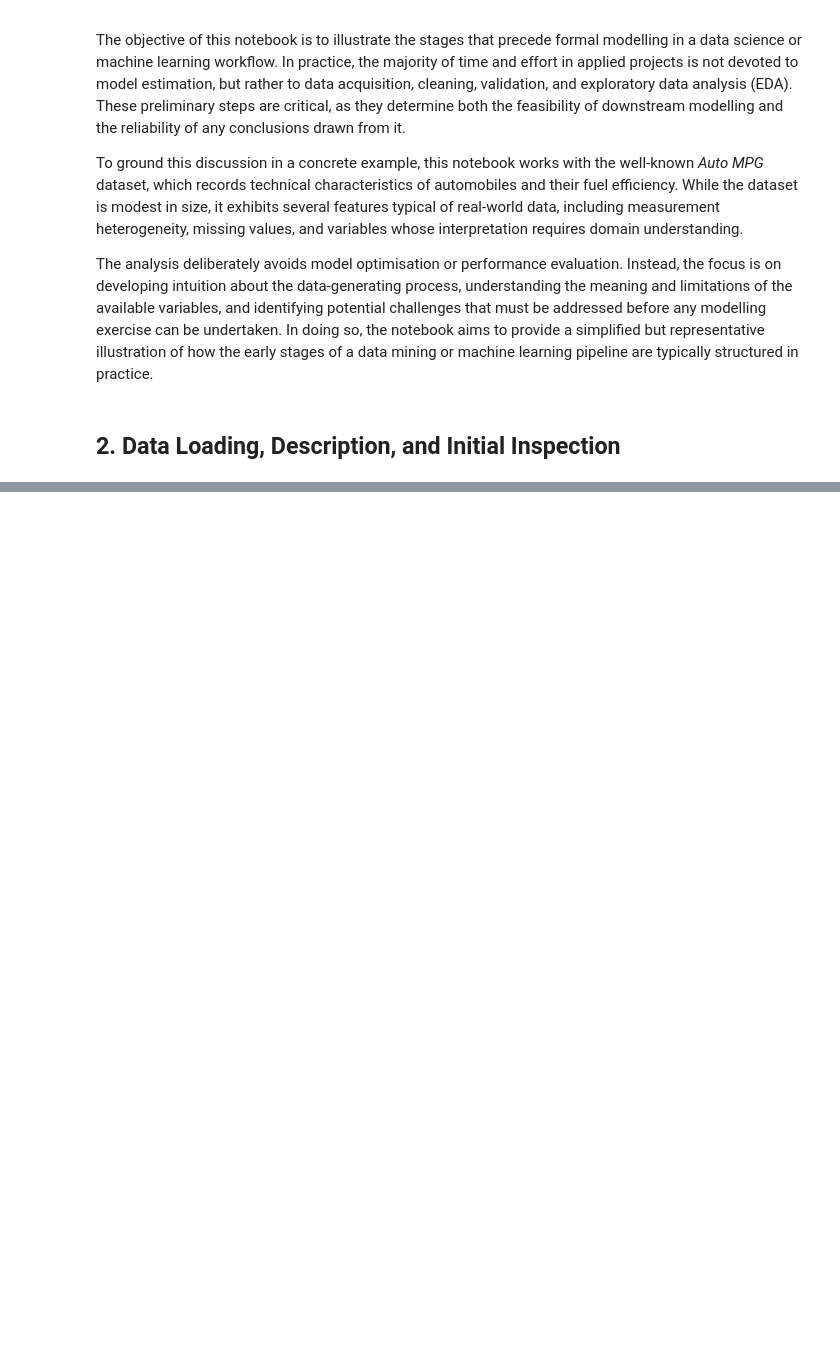
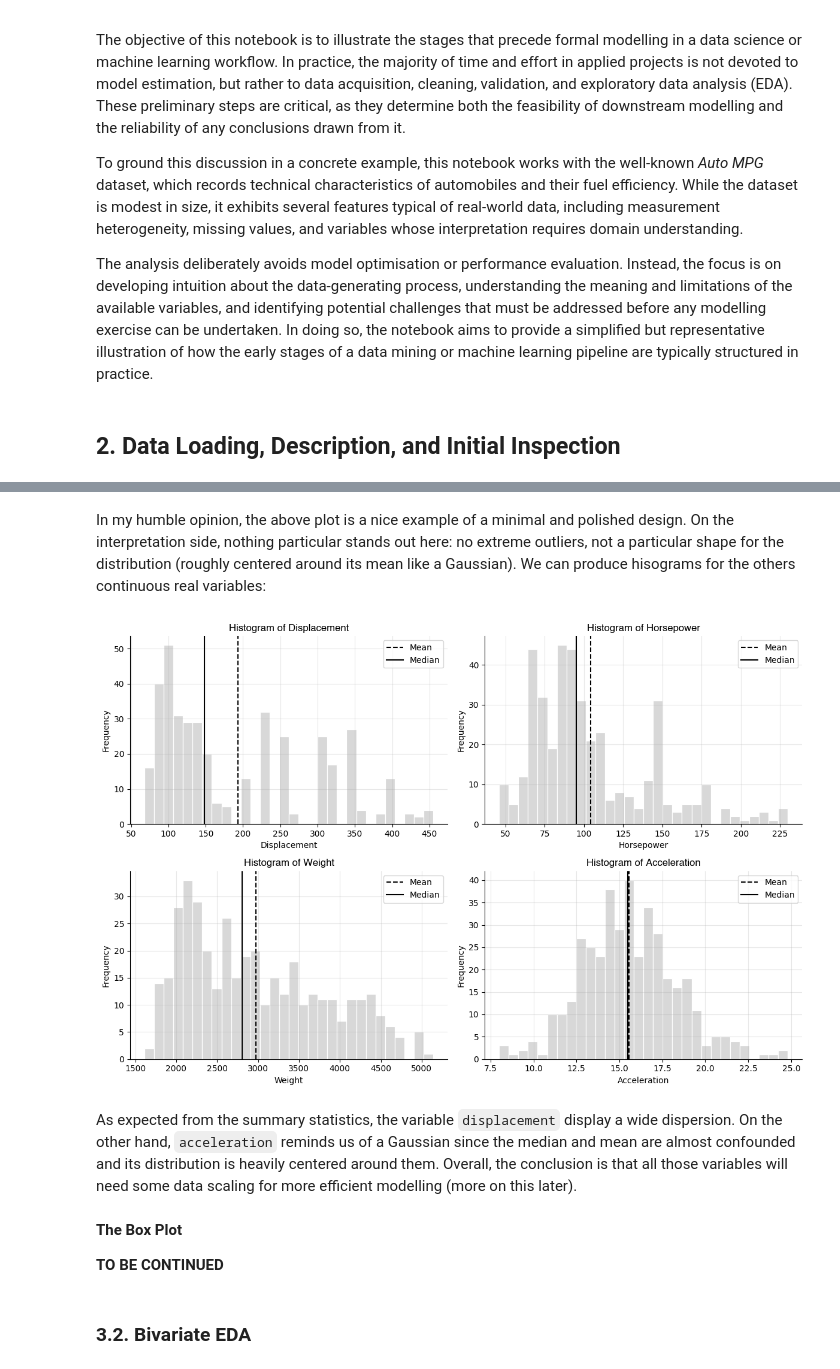
Before and after one commit to YVYX04/Introduction-to-Statistical-Learning, a Jupyter notebook: 01_data_science_fundamentals/02_mini_ml_project.ipynb, the cells around one changed output, grey strips where cells are left out. Cells and saved outputs as stored; diff of their text form; code cells hidden in the pictures; blank space fills up the shorter version.

```diff
--- a/01_data_science_fundamentals/02_mini_ml_project.ipynb
+++ b/01_data_science_fundamentals/02_mini_ml_project.ipynb
@@ -34,0 +306,35 @@ The analysis deliberately avoids model optimisation or performance evaluation. I
+# %% [markdown]
+In my humble opinion, the above plot is a nice example of a minimal and polished design. On the interpretation side, nothing particular stands out here: no extreme outliers, not a particular shape for the distribution (roughly centered around its mean like a Gaussian). We can produce hisograms for the others continuous real variables:
+# %%
+# selected variables
+selected_vars = ['displacement', 'horsepower', 'weight', 'acceleration']
+
+# histograms for selected variables
+fig, axes = plt.subplots(2, 2, figsize=(12, 8))
+axes = axes.flatten()
+
+# I use a loop to avoid code repetition
+for i, var in enumerate(selected_vars):
+    sns.histplot(data[var], bins=30, kde=False, color='grey', edgecolor='white', alpha=0.3, ax=axes[i])
+    axes[i].axvline(data[var].mean(), color='black', linestyle='--', linewidth=1.5, label='Mean')
+    axes[i].axvline(data[var].median(), color='black', linestyle='-', linewidth=1.5, label='Median')
+    axes[i].set_title(f'Histogram of {var.capitalize()}', family="Helvetica", fontsize=12)
+    axes[i].set_xlabel(var.capitalize(), fontsize=10)
+    axes[i].set_ylabel('Frequency', fontsize=10)
+    axes[i].legend()
+    axes[i].grid(alpha=0.3)
+    axes[i].spines['top'].set_visible(False)
+    axes[i].spines['right'].set_visible(False)
+
+plt.tight_layout()
+plt.show()
+# %% [output]
+[figure, added]
+# %% [markdown]
+As expected from the summary statistics, the variable `displacement` display a wide dispersion. On the other hand, `acceleration` reminds us of a Gaussian since the median and mean are almost confounded and its distribution is heavily centered around them. Overall, the conclusion is that all those variables will need some data scaling for more efficient modelling (more on this later).
+# %% [markdown]
+**The Box Plot**
+
+**TO BE CONTINUED**
+# %% [markdown]
+### 3.2. Bivariate EDA
```
Also changed, not shown: parts of 25 cells of this notebook.
